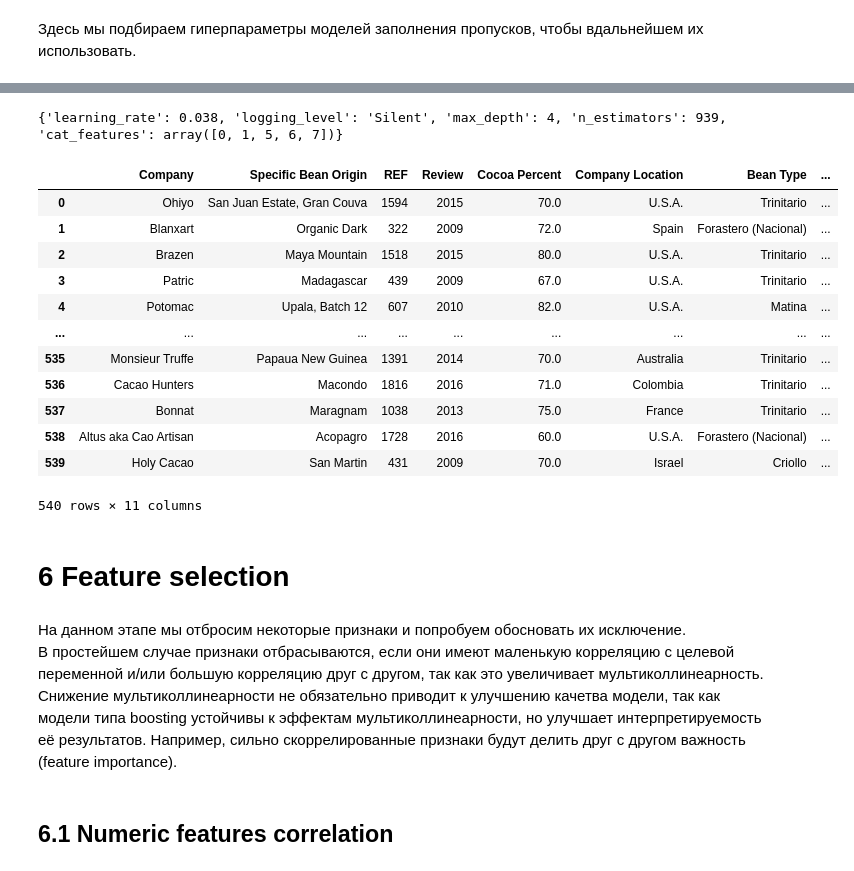
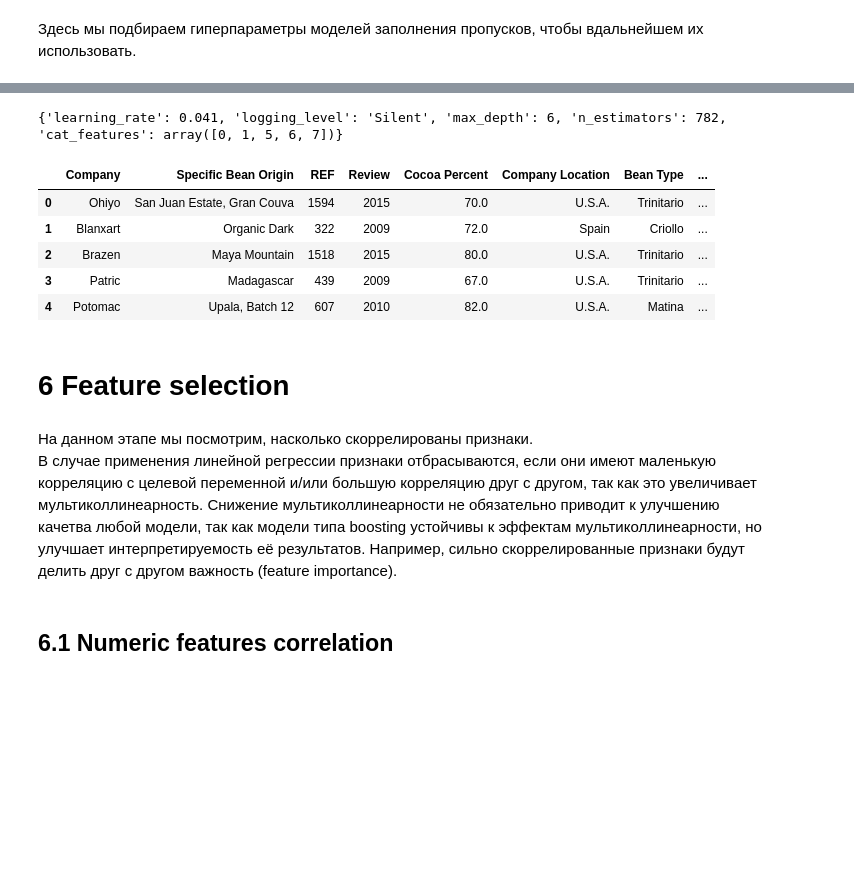
Before and after one commit to Sirnobaka/Chocolate_Competition, a Jupyter notebook: Notebook.ipynb, the cells around one changed output, grey strips where cells are left out. Drawn from its saved outputs; the diff is of its cells as text; code cells hidden in the pictures; blank space fills up the shorter version.

```diff
--- a/Notebook.ipynb
+++ b/Notebook.ipynb
@@ -544,8 +554,8 @@ https://www.c-spot.com/
 а) Необходимо писать scrapper, а выхлоп может оказаться минимальным (хотя на этом этапе мы уже боремся за сотые, если не тысячные R2 score) <br>
 б) В широком смысле можно рассматривать это как читинг, ведь это тоже рейтинг, хоть и независимый
 # %%
-df_train = pd.read_csv('data_intial/chocolate_train.csv')
-df_test = pd.read_csv('data_intial/chocolate_test_new.csv')
+df_train = pd.read_csv('data_initial/chocolate_train.csv')
+df_test = pd.read_csv('data_initial/chocolate_test_new.csv')
 
 df_train = preprocessing_step1(df_train)
 df_test = preprocessing_step1(df_test)
@@ -680,7 +688,7 @@ Wall time: 1min 41s
 fixer2_params = fixer_bt.model.get_params()
 print(fixer2_params)
 # %% [output]
-{'learning_rate': 0.038, 'logging_level': 'Silent', 'max_depth': 4, 'n_estimators': 939, 'cat_features': array([0, 1, 5, 6, 7])}
+{'learning_rate': 0.041, 'logging_level': 'Silent', 'max_depth': 6, 'n_estimators': 782, 'cat_features': array([0, 1, 5, 6, 7])}
 # %%
 df_train_new = add_features2(df_train_new)
 df_test_new = add_features2(df_test_new)
@@ -688,26 +696,19 @@ df_test_new = add_features2(df_test_new)
 df_train = add_features2(df_train)
 df_test = add_features2(df_test)
 # %%
-df_test_new
+df_test_new.head()
 # %% [output]
 |  | Company | Specific Bean Origin | REF | Review | Cocoa Percent | Company Location | Bean Type | ... |
 | 0 | Ohiyo | San Juan Estate, Gran Couva | 1594 | 2015 | 70.0 | U.S.A. | Trinitario | ... |
-| 1 | Blanxart | Organic Dark | 322 | 2009 | 72.0 | Spain | Forastero (Nacional) | ... |
+| 1 | Blanxart | Organic Dark | 322 | 2009 | 72.0 | Spain | Criollo | ... |
 | 2 | Brazen | Maya Mountain | 1518 | 2015 | 80.0 | U.S.A. | Trinitario | ... |
 | 3 | Patric | Madagascar | 439 | 2009 | 67.0 | U.S.A. | Trinitario | ... |
 | 4 | Potomac | Upala, Batch 12 | 607 | 2010 | 82.0 | U.S.A. | Matina | ... |
-| ... | ... | ... | ... | ... | ... | ... | ... | ... |
-| 535 | Monsieur Truffe | Papaua New Guinea | 1391 | 2014 | 70.0 | Australia | Trinitario | ... |
-| 536 | Cacao Hunters | Macondo | 1816 | 2016 | 71.0 | Colombia | Trinitario | ... |
-| 537 | Bonnat | Maragnam | 1038 | 2013 | 75.0 | France | Trinitario | ... |
-| 538 | Altus aka Cao Artisan | Acopagro | 1728 | 2016 | 60.0 | U.S.A. | Forastero (Nacional) | ... |
-| 539 | Holy Cacao | San Martin | 431 | 2009 | 70.0 | Israel | Criollo | ... |
-540 rows × 11 columns
 # %% [markdown]
 # 6 Feature selection
 # %% [markdown]
-На данном этапе мы отбросим некоторые признаки и попробуем обосновать их исключение.<br>
-В простейшем случае признаки отбрасываются, если они имеют маленькую корреляцию с целевой переменной и/или большую корреляцию друг с другом, так как это увеличивает мультиколлинеарность. Снижение мультиколлинеарности не обязательно приводит к улучшению качетва модели, так как модели типа boosting устойчивы к эффектам мультиколлинеарности, но улучшает интерпретируемость её результатов. Например, сильно скоррелированные признаки будут делить друг с другом важность (feature importance).
+На данном этапе мы посмотрим, насколько скоррелированы признаки.<br>
+В случае применения линейной регрессии признаки отбрасываются, если они имеют маленькую корреляцию с целевой переменной и/или большую корреляцию друг с другом, так как это увеличивает мультиколлинеарность. Снижение мультиколлинеарности не обязательно приводит к улучшению качетва любой модели, так как модели типа boosting устойчивы к эффектам мультиколлинеарности, но улучшает интерпретируемость её результатов. Например, сильно скоррелированные признаки будут делить друг с другом важность (feature importance).
 # %% [markdown]
 ## 6.1 Numeric features correlation
 # %%
```
Also changed, not shown: parts of 40 cells of this notebook, 4 other files.
